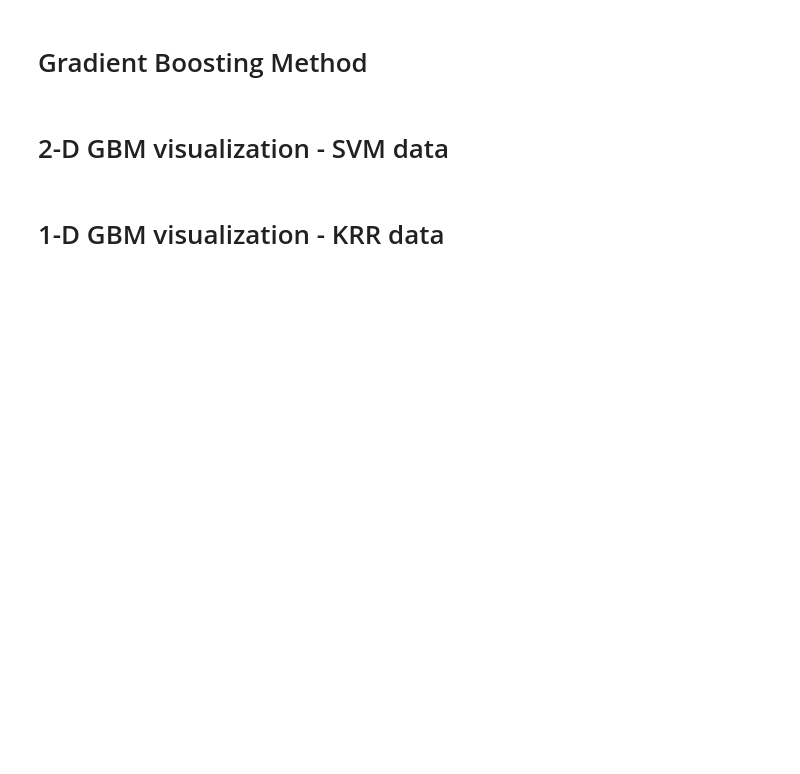
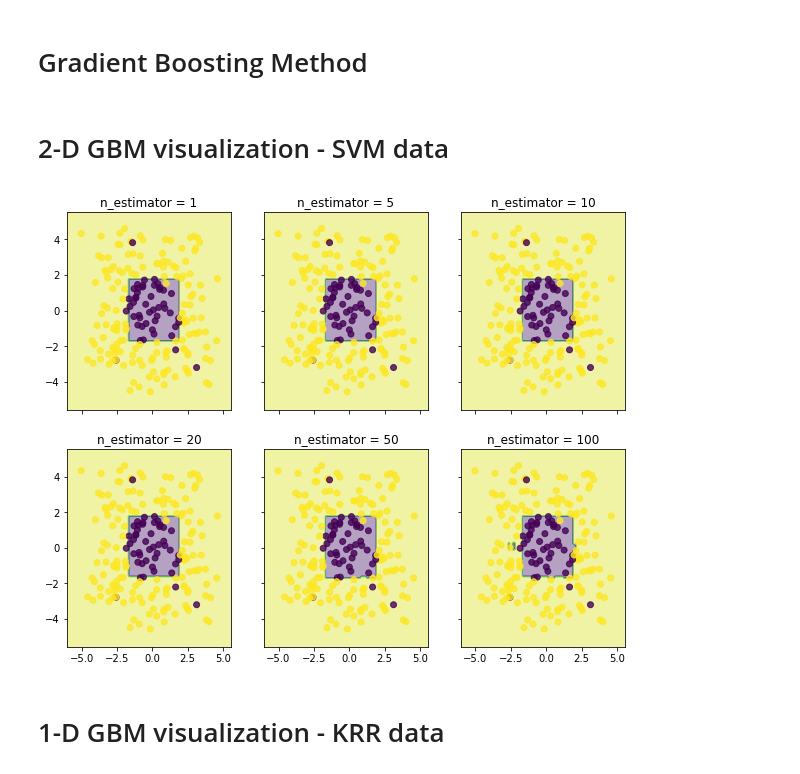
Before and after one commit to ZhuoruLin/DSGA1003_ML, a Jupyter notebook: hw6-ensemble/CART-GBM-skeleton-code.ipynb, the cells around one changed output. Cells and saved outputs as stored; diff of their text form; code cells hidden in the pictures; blank space fills up the shorter version.

Commit message:
Update Gradient Boosting Tree Implementation

```diff
--- a/hw6-ensemble/CART-GBM-skeleton-code.ipynb
+++ b/hw6-ensemble/CART-GBM-skeleton-code.ipynb
@@ -305,41 +307,73 @@ class gradient_boosting():
         self.learning_rate = learning_rate
         self.min_sample = min_sample
         self.max_depth = max_depth
-
+        ##########
+        #Note: Should be optimized so that the model does not waste memory
+        #list for saving hm for each step and the
+        self.base_models = []
+        self.f0 = None
+        ##########
     def fit(self, train_data, train_target):
         '''
         Fit gradient boosting model
         '''
-        # Your code goes here
+        #Fit base model f0
+        #Note: My f0 may looks like others h1 since I did not initialized f0=0
+        self.f0 = DecisionTreeRegressor(max_depth=self.max_depth,min_samples_leaf=self.min_sample)
+        self.f0.fit(train_data,train_target)
+        for step in range(self.n_estimator):
+            step_prediction = self.f0.predict(train_data)
+            #If there is not model in list direcly calculate residuals with f0
+            if len(self.base_models)==0:
+                residuals = self.pseudo_residual_func(train_target.reshape(-1),step_prediction)
+            else:
+                for i in range(len(self.base_models)):
+                    #Calculate prediction using weight sum of predictions of hm_s
+                    step_prediction += self.learning_rate*self.base_models[i].predict(train_data)
+                #Calculate residuals with fm(x)
+                #Notice: sometimes y_train is of (-1,1) shape we need to reshape to (-1)
+                residuals = self.pseudo_residual_func(train_target.reshape(-1),step_prediction)
+            #Fit hm to residuals, which is some negative gradient direction
+            hm = DecisionTreeRegressor(max_depth=self.max_depth,min_samples_leaf=self.min_sample)
+            hm.fit(train_data,residuals)
+            #Update hm list
+            self.base_models.append(hm)
 
     def predict(self, test_data):
         '''
         Predict value
         '''
-        # Your code goes here
+        #print(model_predictions[1].shape)
+        step_prediction = self.f0.predict(test_data)
+        for i in range(len(self.base_models)):
+            #Get fm(x) by summation of base predictions
+            step_prediction += self.learning_rate*self.base_models[i].predict(test_data)
+        return step_prediction
 # %% [markdown]
 # 2-D GBM visualization - SVM data
 # %%
 # Plotting decision regions
 x_min, x_max = x_train[:, 0].min() - 1, x_train[:, 0].max() + 1
 y_min, y_max = x_train[:, 1].min() - 1, x_train[:, 1].max() + 1
 xx, yy = np.meshgrid(np.arange(x_min, x_max, 0.1),
                      np.arange(y_min, y_max, 0.1))
 
 f, axarr = plt.subplots(2, 3, sharex='col', sharey='row', figsize=(10, 8))
 
 for idx, i, tt in zip(product([0, 1], [0, 1, 2]),
                        [1, 5, 10, 20, 50, 100],
                        ['n_estimator = {}'.format(n) for n in [1, 5, 10, 20, 50, 100]]):
 
-    gbt = gradient_boosting(n_estimator=i, pseudo_residual_func=pseudo_residual_L2, max_depth=2)
+    gbt = gradient_boosting(n_estimator=i, pseudo_residual_func=pseudo_residual_L2, max_depth=2,learning_rate=0.1)
     gbt.fit(x_train, y_train)
 
     Z = np.sign(gbt.predict(np.c_[xx.ravel(), yy.ravel()]))
     Z = Z.reshape(xx.shape)
 
     axarr[idx[0], idx[1]].contourf(xx, yy, Z, alpha=0.4)
     axarr[idx[0], idx[1]].scatter(x_train[:, 0], x_train[:, 1], c=y_train_label, alpha=0.8)
     axarr[idx[0], idx[1]].set_title(tt)
+# %% [output]
+[figure, added]
 # %% [markdown]
 # 1-D GBM visualization - KRR data
```
Also changed, not shown: parts of 4 cells of this notebook, 1 other file.
